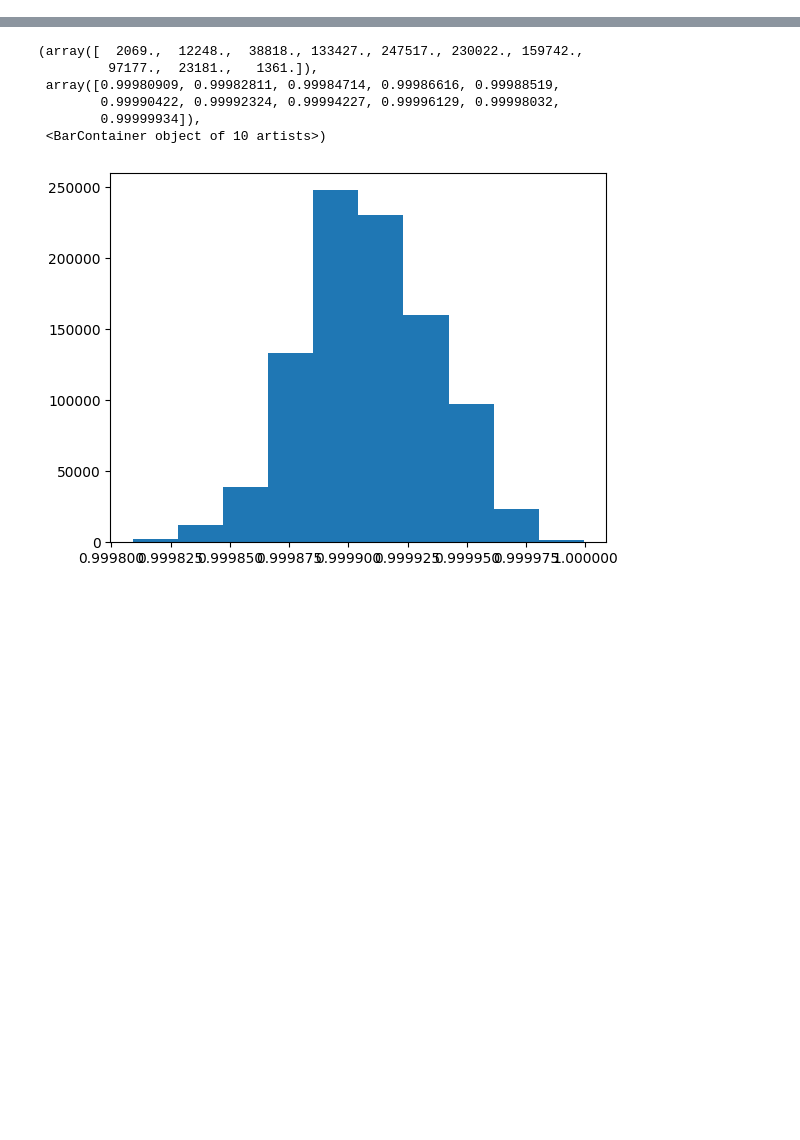
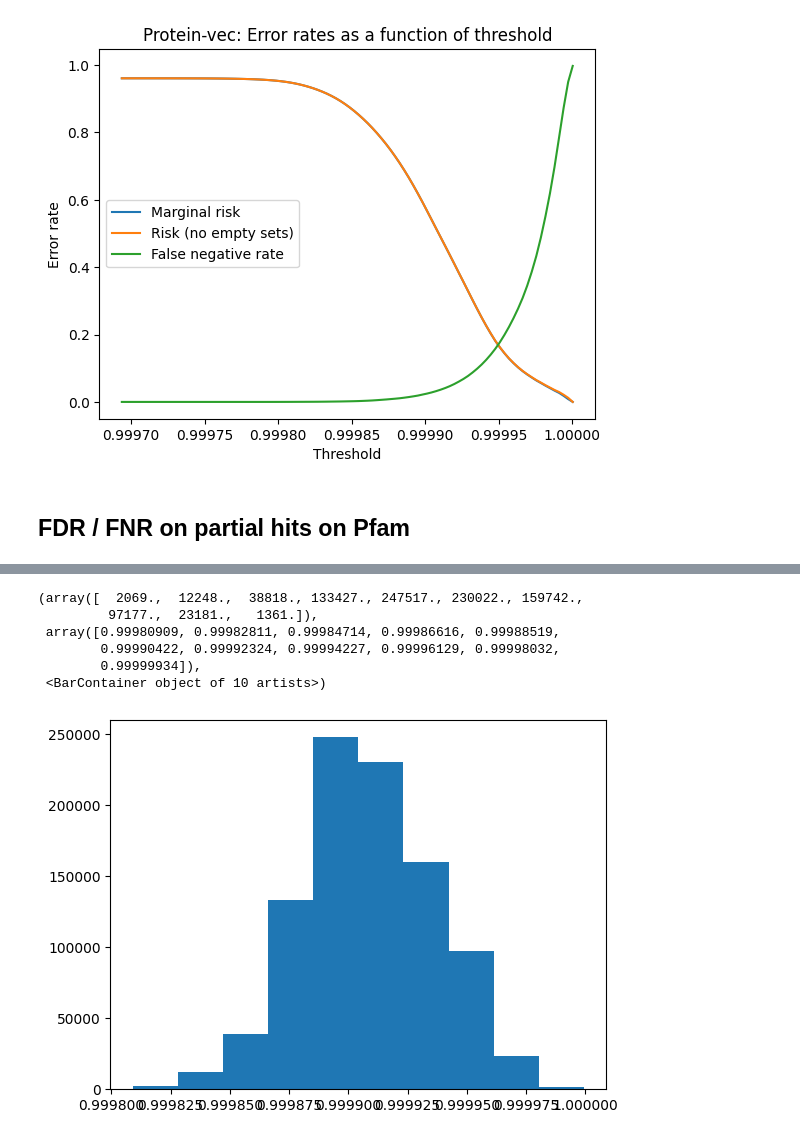
Before and after one commit to ronboger/conformal-protein-retrieval, a Jupyter notebook: pfam/analyze_protein_vec_results.ipynb, the cells around one changed output, grey strips where cells are left out. Cells and saved outputs as stored; diff of their text form; code cells hidden in the pictures; blank space fills up the shorter version.

```diff
--- a/pfam/analyze_protein_vec_results.ipynb
+++ b/pfam/analyze_protein_vec_results.ipynb
@@ -20,0 +44,16 @@ len(data)
+# %%
+# Plot FDR + FNR as a function of lambda
+plt.figure()
+plt.plot(lambdas, risks, label='Marginal risk')
+plt.plot(lambdas, risks_no_empties, label='Risk (no empty sets)')
+# plt.plot(lambdas, percentage_of_discoveries_rsk, label='Percentage of discoveries')
+plt.plot(lambdas, fnr, label='False negative rate')
+plt.xlabel('Threshold')
+plt.ylabel('Error rate')
+plt.title('Protein-vec: Error rates as a function of threshold')
+plt.legend()
+plt.show()
+# %% [output]
+[figure, added]
+# %% [markdown]
+## FDR / FNR on partial hits on Pfam
```
Also changed, not shown: parts of 38 cells of this notebook, 2 other files.
